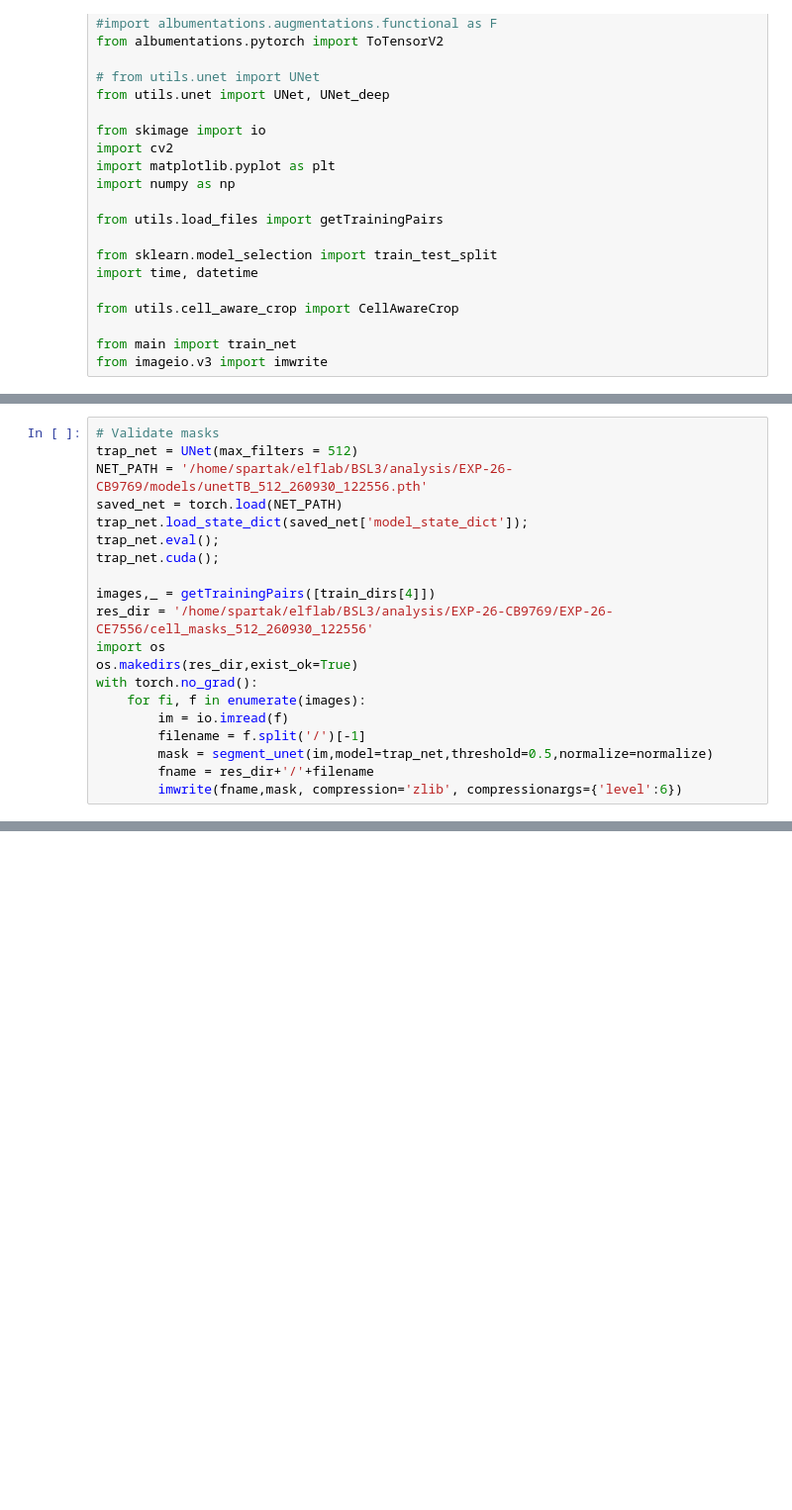
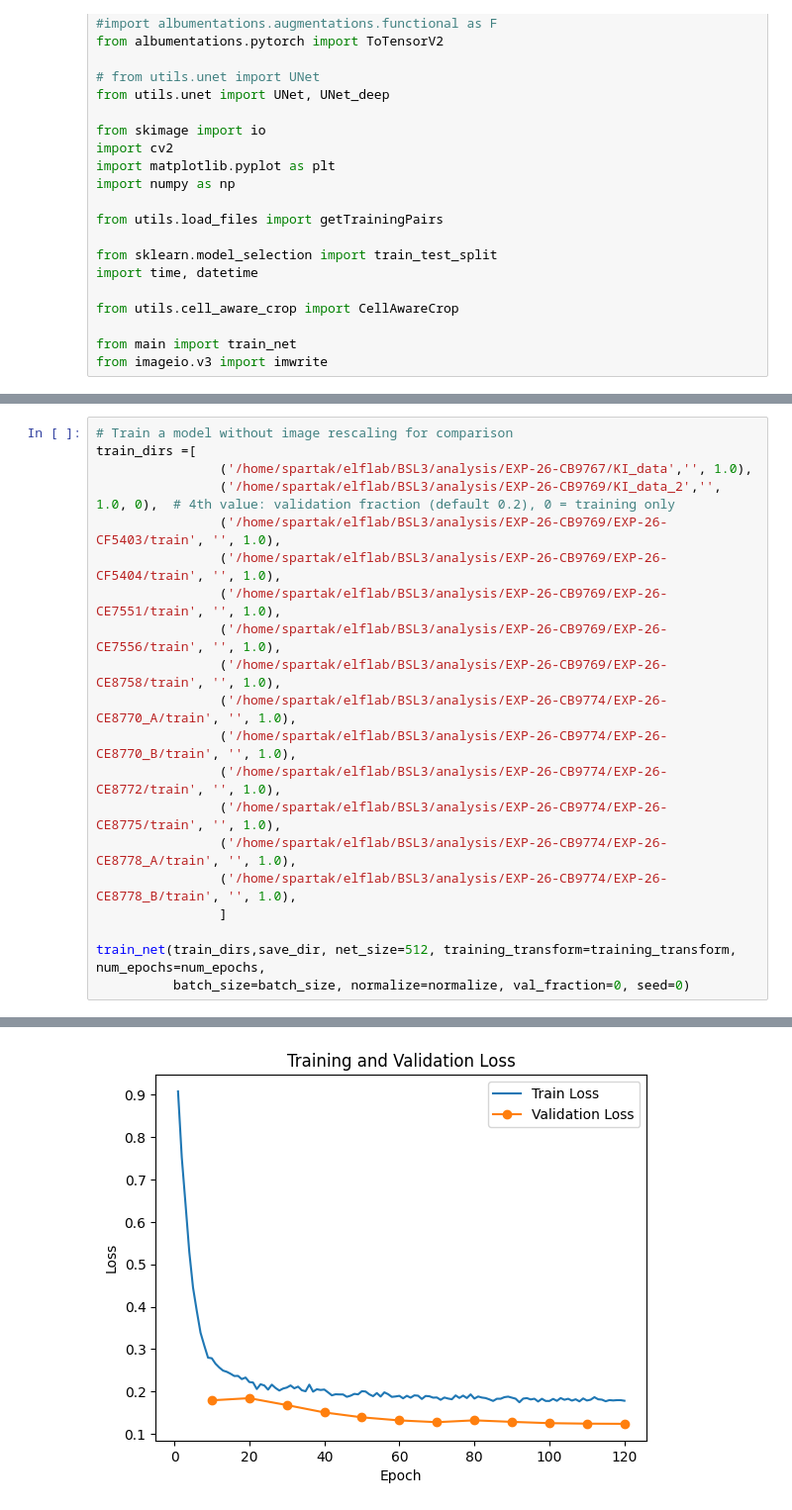
Before and after one commit to mehomat/UNet_TB, a Jupyter notebook: notebooks/TrainS2AndMicrochamberCellSegmentation.ipynb, the cells around one changed output, grey strips where cells are left out. Shown at 99% size. Drawn from its saved outputs; the diff is of its cells as text; blank space fills up the shorter version.

```diff
--- a/notebooks/TrainS2AndMicrochamberCellSegmentation.ipynb
+++ b/notebooks/TrainS2AndMicrochamberCellSegmentation.ipynb
@@ -229,20 +128,21 @@ def segment_unet(img, model, threshold=0.5, min_size=100, normalize=custom_norma
-# %%
-# Validate masks
-trap_net = UNet(max_filters = 512)
-NET_PATH = '/home/spartak/elflab/BSL3/analysis/EXP-26-CB9769/models/unetTB_512_260930_122556.pth'
-saved_net = torch.load(NET_PATH)
-trap_net.load_state_dict(saved_net['model_state_dict']);
-trap_net.eval();
-trap_net.cuda();
-
-images,_ = getTrainingPairs([train_dirs[4]])
-res_dir = '/home/spartak/elflab/BSL3/analysis/EXP-26-CB9769/EXP-26-CE7556/cell_masks_512_260930_122556'
-import os
-os.makedirs(res_dir,exist_ok=True)
-with torch.no_grad():
-    for fi, f in enumerate(images):
-        im = io.imread(f)
-        filename = f.split('/')[-1]
-        mask = segment_unet(im,model=trap_net,threshold=0.5,normalize=normalize)
-        fname = res_dir+'/'+filename
-        imwrite(fname,mask, compression='zlib', compressionargs={'level':6})
+# %%
+# Train a model without image rescaling for comparison
+train_dirs =[
+                ('/home/spartak/elflab/BSL3/analysis/EXP-26-CB9767/KI_data','', 1.0),
+                ('/home/spartak/elflab/BSL3/analysis/EXP-26-CB9769/KI_data_2','', 1.0, 0),  # 4th value: validation fraction (default 0.2), 0 = training only
+                ('/home/spartak/elflab/BSL3/analysis/EXP-26-CB9769/EXP-26-CF5403/train', '', 1.0),
+                ('/home/spartak/elflab/BSL3/analysis/EXP-26-CB9769/EXP-26-CF5404/train', '', 1.0),
+                ('/home/spartak/elflab/BSL3/analysis/EXP-26-CB9769/EXP-26-CE7551/train', '', 1.0),
+                ('/home/spartak/elflab/BSL3/analysis/EXP-26-CB9769/EXP-26-CE7556/train', '', 1.0),
+                ('/home/spartak/elflab/BSL3/analysis/EXP-26-CB9769/EXP-26-CE8758/train', '', 1.0),
+                ('/home/spartak/elflab/BSL3/analysis/EXP-26-CB9774/EXP-26-CE8770_A/train', '', 1.0),
+                ('/home/spartak/elflab/BSL3/analysis/EXP-26-CB9774/EXP-26-CE8770_B/train', '', 1.0),
+                ('/home/spartak/elflab/BSL3/analysis/EXP-26-CB9774/EXP-26-CE8772/train', '', 1.0),
+                ('/home/spartak/elflab/BSL3/analysis/EXP-26-CB9774/EXP-26-CE8775/train', '', 1.0),
+                ('/home/spartak/elflab/BSL3/analysis/EXP-26-CB9774/EXP-26-CE8778_A/train', '', 1.0),
+                ('/home/spartak/elflab/BSL3/analysis/EXP-26-CB9774/EXP-26-CE8778_B/train', '', 1.0),
+                ]
+
+train_net(train_dirs,save_dir, net_size=512, training_transform=training_transform, num_epochs=num_epochs,
+          batch_size=batch_size, normalize=normalize, val_fraction=0, seed=0)
+# %% [output]
@@ -248,0 +166 @@ with torch.no_grad():
+[figure, added]
```
Also changed, not shown: parts of 8 cells of this notebook, 3 other files.
